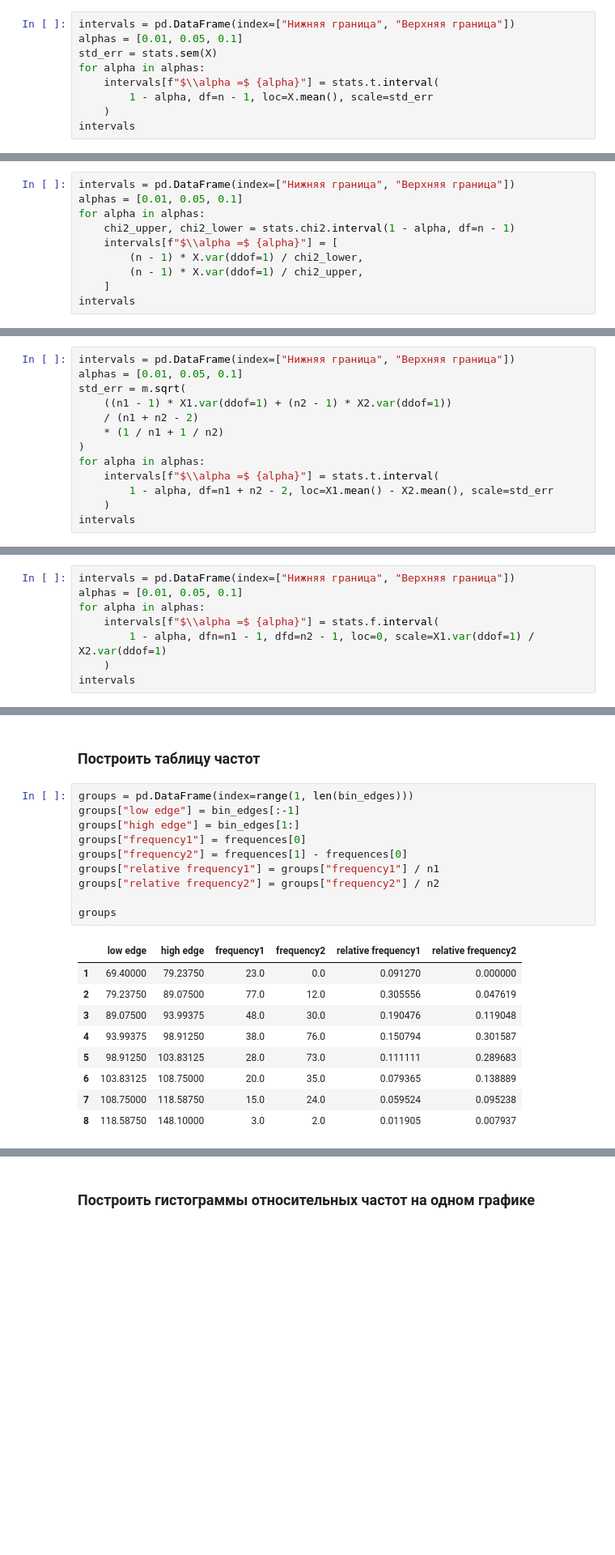
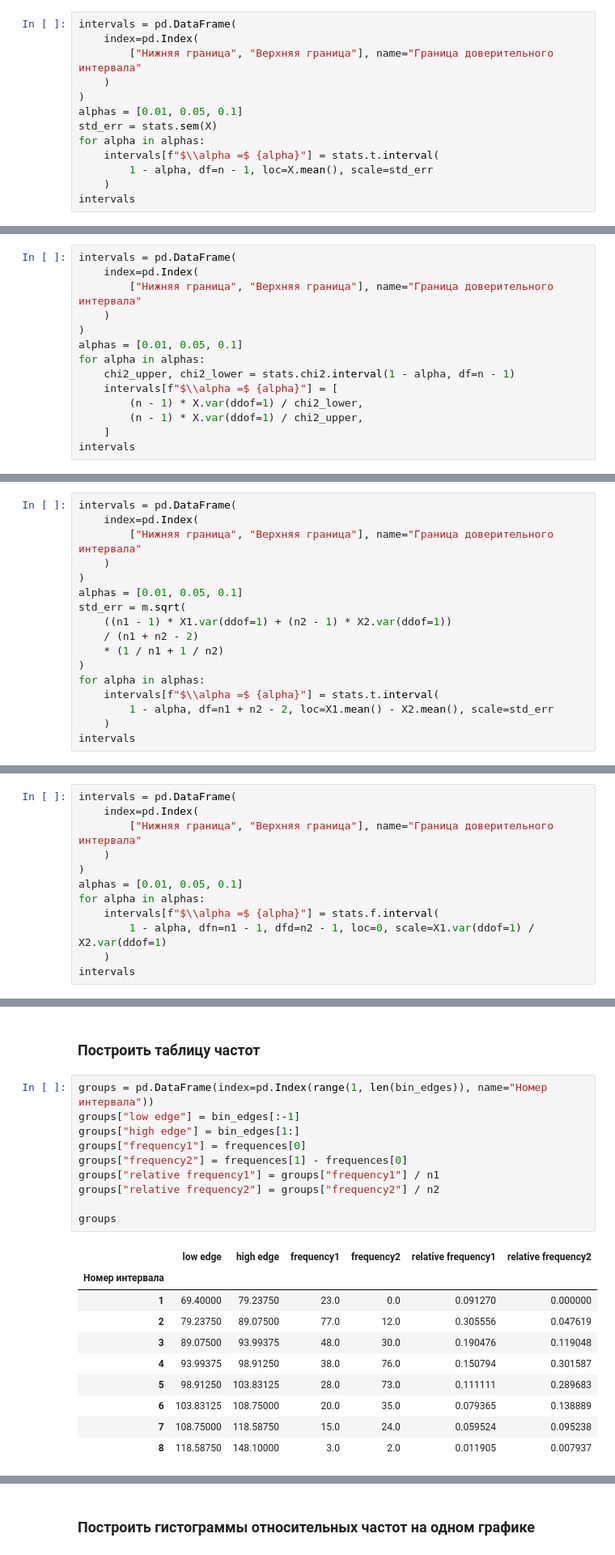
Before and after one commit to retrobannerS/mephi_stats, a Jupyter notebook: bdz/var_2/notebook.ipynb, the cells around one changed output, grey strips where cells are left out. Shown at 81% size. Cells and saved outputs as stored; diff of their text form; blank space fills up the shorter version.

```diff
--- a/bdz/var_2/notebook.ipynb
+++ b/bdz/var_2/notebook.ipynb
@@ -470,7 +477,11 @@ print(n := len(X))
 # %% [markdown]
 ### Рассчитать доверительные интервалы
 # %%
-intervals = pd.DataFrame(index=["Нижняя граница", "Верхняя граница"])
+intervals = pd.DataFrame(
+    index=pd.Index(
+        ["Нижняя граница", "Верхняя граница"], name="Граница доверительного интервала"
+    )
+)
 alphas = [0.01, 0.05, 0.1]
 std_err = stats.sem(X)
 for alpha in alphas:
@@ -530,7 +542,11 @@ print(n := len(X))
 # %% [markdown]
 ### Рассчитать доверительные интервалы
 # %%
-intervals = pd.DataFrame(index=["Нижняя граница", "Верхняя граница"])
+intervals = pd.DataFrame(
+    index=pd.Index(
+        ["Нижняя граница", "Верхняя граница"], name="Граница доверительного интервала"
+    )
+)
 alphas = [0.01, 0.05, 0.1]
 for alpha in alphas:
     chi2_upper, chi2_lower = stats.chi2.interval(1 - alpha, df=n - 1)
@@ -600,7 +617,11 @@ print(n1 := len(X1), n2 := len(X2))
 # %% [markdown]
 ### Рассчитать доверительные интервалы
 # %%
-intervals = pd.DataFrame(index=["Нижняя граница", "Верхняя граница"])
+intervals = pd.DataFrame(
+    index=pd.Index(
+        ["Нижняя граница", "Верхняя граница"], name="Граница доверительного интервала"
+    )
+)
 alphas = [0.01, 0.05, 0.1]
 std_err = m.sqrt(
     ((n1 - 1) * X1.var(ddof=1) + (n2 - 1) * X2.var(ddof=1))
@@ -672,7 +694,11 @@ print(n1 := len(X1), n2 := len(X2))
 # %% [markdown]
 ### Рассчитать доверительные интервалы
 # %%
-intervals = pd.DataFrame(index=["Нижняя граница", "Верхняя граница"])
+intervals = pd.DataFrame(
+    index=pd.Index(
+        ["Нижняя граница", "Верхняя граница"], name="Граница доверительного интервала"
+    )
+)
 alphas = [0.01, 0.05, 0.1]
 for alpha in alphas:
     intervals[f"$\\alpha =$ {alpha}"] = stats.f.interval(
@@ -1607,17 +1635,18 @@ mprint(
 # %% [markdown]
 ### Построить таблицу частот
 # %%
-groups = pd.DataFrame(index=range(1, len(bin_edges)))
+groups = pd.DataFrame(index=pd.Index(range(1, len(bin_edges)), name="Номер интервала"))
 groups["low edge"] = bin_edges[:-1]
 groups["high edge"] = bin_edges[1:]
 groups["frequency1"] = frequences[0]
 groups["frequency2"] = frequences[1] - frequences[0]
 groups["relative frequency1"] = groups["frequency1"] / n1
 groups["relative frequency2"] = groups["frequency2"] / n2
 
 groups
 # %% [output]
 |  | low edge | high edge | frequency1 | frequency2 | relative frequency1 | relative frequency2 |
+| Номер интервала |  |  |  |  |  |  |
 | 1 | 69.40000 | 79.23750 | 23.0 | 0.0 | 0.091270 | 0.000000 |
 | 2 | 79.23750 | 89.07500 | 77.0 | 12.0 | 0.305556 | 0.047619 |
 | 3 | 89.07500 | 93.99375 | 48.0 | 30.0 | 0.190476 | 0.119048 |
```
Also changed, not shown: parts of 83 cells of this notebook, 1 other file.
